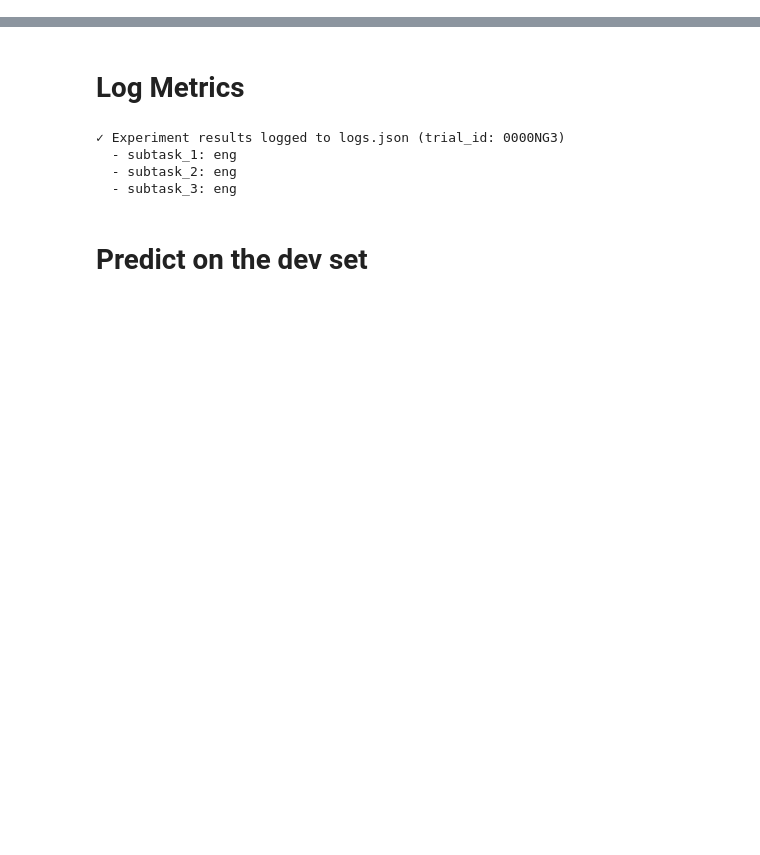
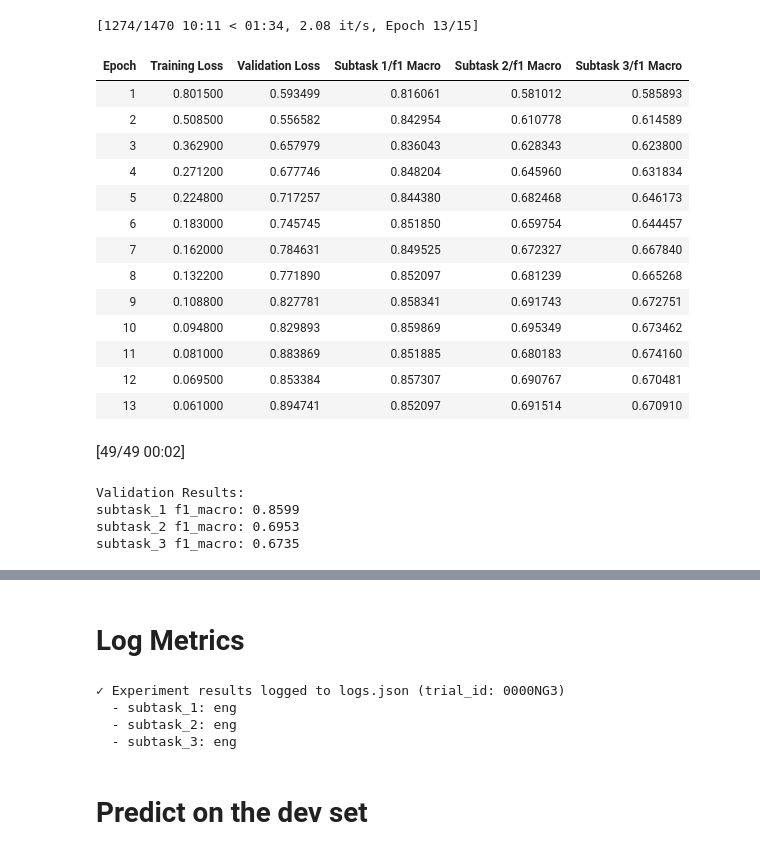
Before and after one commit to 0ssamaak0/SemEval-26-task9, a Jupyter notebook: MTL_no_gate.ipynb, the cells around one changed output, grey strips where cells are left out. Drawn from its saved outputs; the diff is of its cells as text; code cells hidden in the pictures; blank space fills up the shorter version.

```diff
--- a/MTL_no_gate.ipynb
+++ b/MTL_no_gate.ipynb
@@ -257,4 +298,48 @@ training_args = TrainingArguments(
     save_total_limit=2,               # Don't fill disk
     logging_steps=50,
 )
+# %%
+# Initialize the Trainer
+trainer = Trainer(
+    model=model,
+    args=training_args,
+    train_dataset=train_dataset,
+    eval_dataset=val_dataset,
+    compute_metrics=compute_metrics,
+    data_collator=DataCollatorWithPadding(tokenizer),
+    callbacks=[EarlyStoppingCallback(early_stopping_patience=3)] # Stop if no improvement for 3 epochs
+)
+
+# Train the model
+trainer.train()
+
+# Evaluate the model on the validation set
+eval_results = trainer.evaluate()
+print(
+    "Validation Results:",
+    f"\nsubtask_1 f1_macro: {eval_results['eval_subtask_1/f1_macro']:.4f}",
+    f"\nsubtask_2 f1_macro: {eval_results['eval_subtask_2/f1_macro']:.4f}",
+    f"\nsubtask_3 f1_macro: {eval_results['eval_subtask_3/f1_macro']:.4f}",
+)
+# %% [output]
+[1274/1470 10:11 < 01:34, 2.08 it/s, Epoch 13/15]
+| Epoch | Training Loss | Validation Loss | Subtask 1/f1 Macro | Subtask 2/f1 Macro | Subtask 3/f1 Macro |
+| 1 | 0.801500 | 0.593499 | 0.816061 | 0.581012 | 0.585893 |
+| 2 | 0.508500 | 0.556582 | 0.842954 | 0.610778 | 0.614589 |
+| 3 | 0.362900 | 0.657979 | 0.836043 | 0.628343 | 0.623800 |
+| 4 | 0.271200 | 0.677746 | 0.848204 | 0.645960 | 0.631834 |
+| 5 | 0.224800 | 0.717257 | 0.844380 | 0.682468 | 0.646173 |
+| 6 | 0.183000 | 0.745745 | 0.851850 | 0.659754 | 0.644457 |
+| 7 | 0.162000 | 0.784631 | 0.849525 | 0.672327 | 0.667840 |
+| 8 | 0.132200 | 0.771890 | 0.852097 | 0.681239 | 0.665268 |
+| 9 | 0.108800 | 0.827781 | 0.858341 | 0.691743 | 0.672751 |
+| 10 | 0.094800 | 0.829893 | 0.859869 | 0.695349 | 0.673462 |
+| 11 | 0.081000 | 0.883869 | 0.851885 | 0.680183 | 0.674160 |
+| 12 | 0.069500 | 0.853384 | 0.857307 | 0.690767 | 0.670481 |
+| 13 | 0.061000 | 0.894741 | 0.852097 | 0.691514 | 0.670910 |
+[49/49 00:02]
+Validation Results:
+subtask_1 f1_macro: 0.8599
+subtask_2 f1_macro: 0.6953
+subtask_3 f1_macro: 0.6735
 # %%
```
Also changed, not shown: parts of 8 cells of this notebook, 7 other files.
